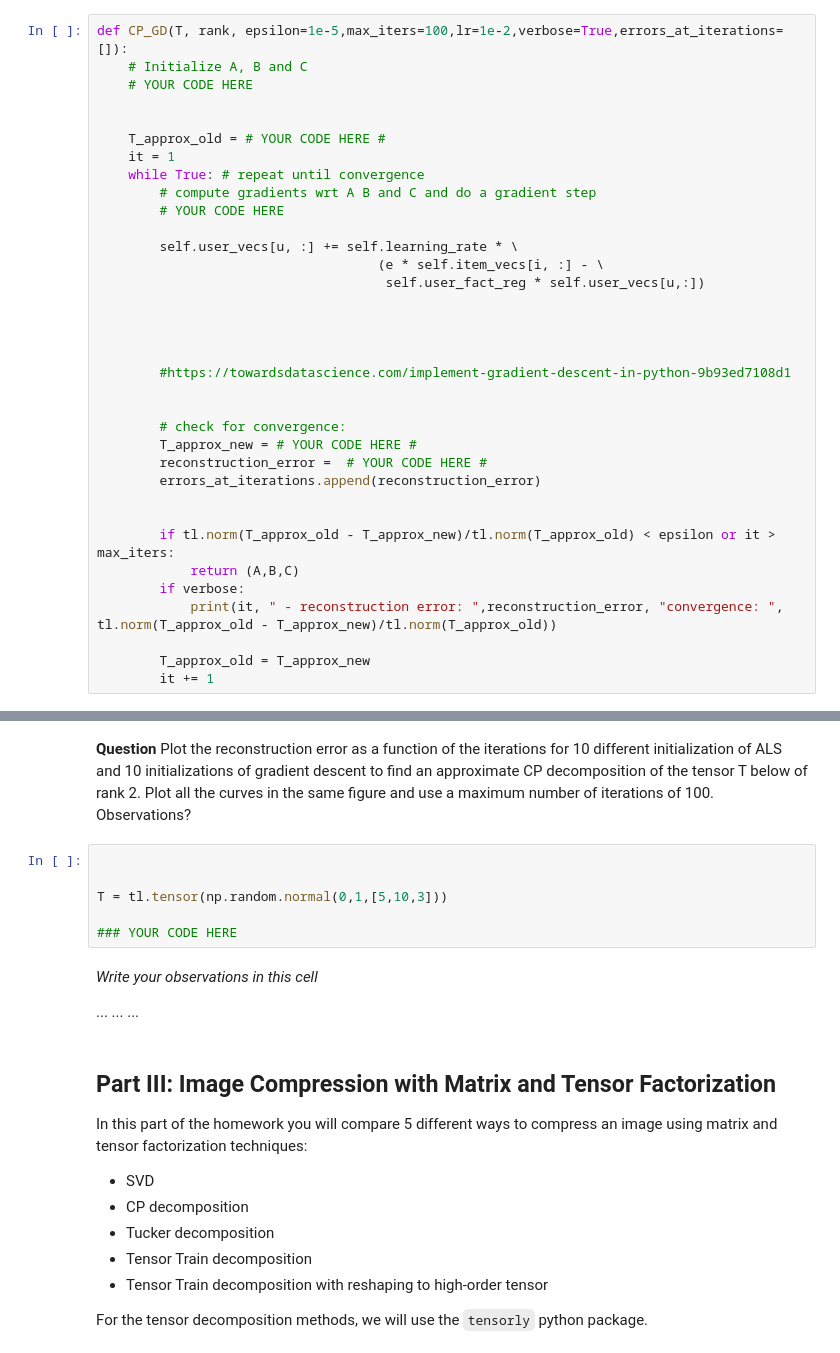
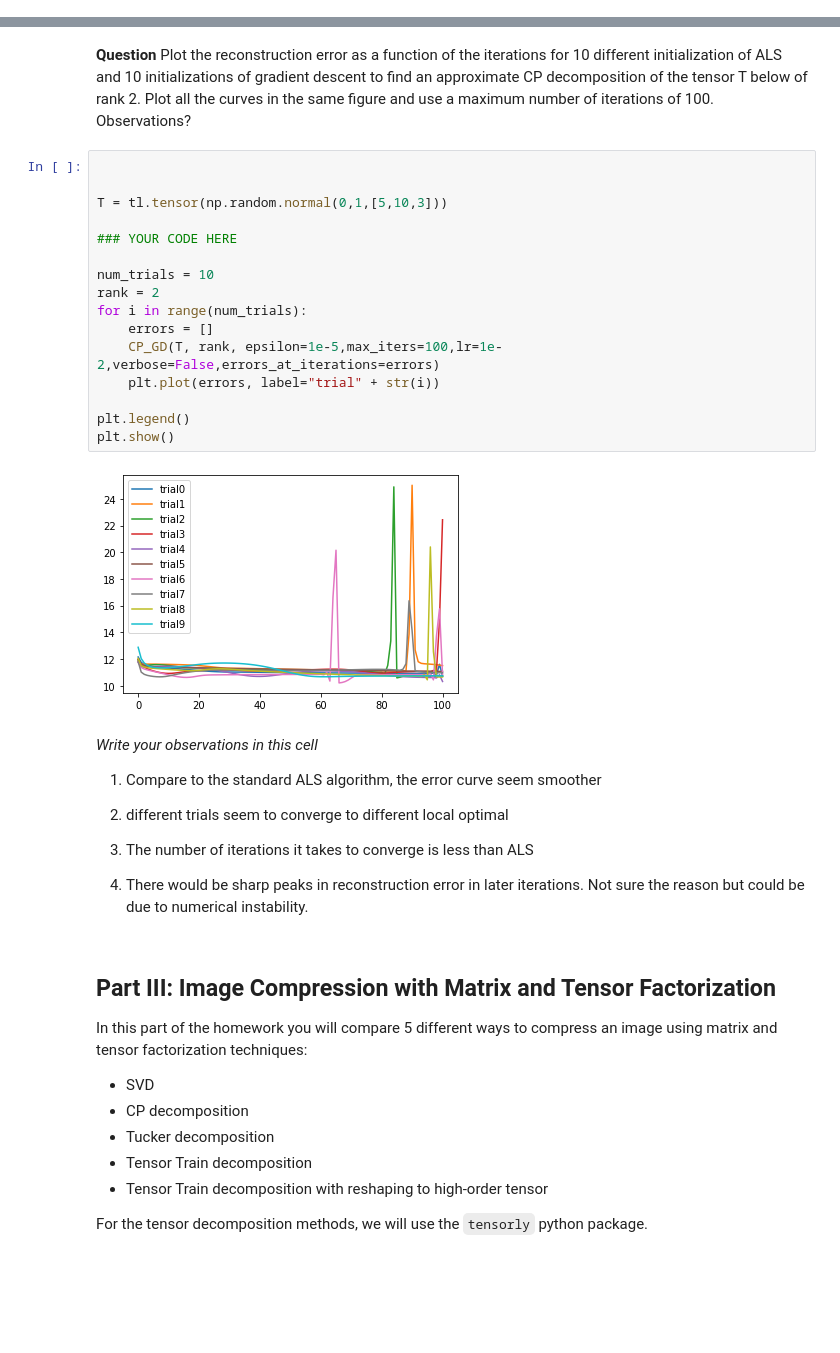
Before and after one commit to srcoulombe/ift6760a, a Jupyter notebook: IFT 6760A - Homework 1 (practical part).ipynb, the cells around one changed output, grey strips where cells are left out. Cells and saved outputs as stored; diff of their text form; blank space fills up the shorter version.

```diff
--- a/IFT 6760A - Homework 1 (practical part).ipynb
+++ b/IFT 6760A - Homework 1 (practical part).ipynb
@@ -270,38 +270,3 @@ There is some oscillating behavior observed in reconstruction error
 3. The reconstruction error stops at a fixed value for all trials and this might be the optimal error
 # %% [markdown]
 **Question** Now take inspiration from the CP_ALS function you wrote above to implement gradient descent to solve the CP low rank approximation problem.
-# %%
-def CP_GD(T, rank, epsilon=1e-5,max_iters=100,lr=1e-2,verbose=True,errors_at_iterations=[]):
-    # Initialize A, B and C
-    # YOUR CODE HERE
-
-
-    T_approx_old = # YOUR CODE HERE #
-    it = 1
-    while True: # repeat until convergence
-        # compute gradients wrt A B and C and do a gradient step
-        # YOUR CODE HERE
-
-        self.user_vecs[u, :] += self.learning_rate * \
-                                    (e * self.item_vecs[i, :] - \
-                                     self.user_fact_reg * self.user_vecs[u,:])
-
-
-
-
-        #https://towardsdatascience.com/implement-gradient-descent-in-python-9b93ed7108d1
-
-
-        # check for convergence:
-        T_approx_new = # YOUR CODE HERE #
-        reconstruction_error =  # YOUR CODE HERE #
-        errors_at_iterations.append(reconstruction_error)
-
-
-        if tl.norm(T_approx_old - T_approx_new)/tl.norm(T_approx_old) < epsilon or it > max_iters:
-            return (A,B,C)
-        if verbose:
-            print(it, " - reconstruction error: ",reconstruction_error, "convergence: ", tl.norm(T_approx_old - T_approx_new)/tl.norm(T_approx_old))
-
-        T_approx_old = T_approx_new
-        it += 1
@@ -310,13 +333,31 @@ def CP_GD(T, rank, epsilon=1e-5,max_iters=100,lr=1e-2,verbose=True,errors_at_ite
 # %%
 
 
 T = tl.tensor(np.random.normal(0,1,[5,10,3]))
 
 ### YOUR CODE HERE
+
+num_trials = 10
+rank = 2
+for i in range(num_trials):
+    errors = []
+    CP_GD(T, rank, epsilon=1e-5,max_iters=100,lr=1e-2,verbose=False,errors_at_iterations=errors)
+    plt.plot(errors, label="trial" + str(i))
+
+plt.legend()
+plt.show()
+# %% [output]
+[figure, added]
-# %% [markdown]
-*Write your observations in this cell*
-
-... ... ...
+# %% [markdown]
+*Write your observations in this cell*
+
+1. Compare to the standard ALS algorithm, the error curve seem smoother
+
+2. different trials seem to converge to different local optimal
+
+3. The number of iterations it takes to converge is less than ALS
+
+4. There would be sharp peaks in reconstruction error in later iterations. Not sure the reason but could be due to numerical instability.
 # %% [markdown]
 ## Part III: Image Compression with Matrix and Tensor Factorization
 
```
Also changed, not shown: parts of 1 cell of this notebook.
